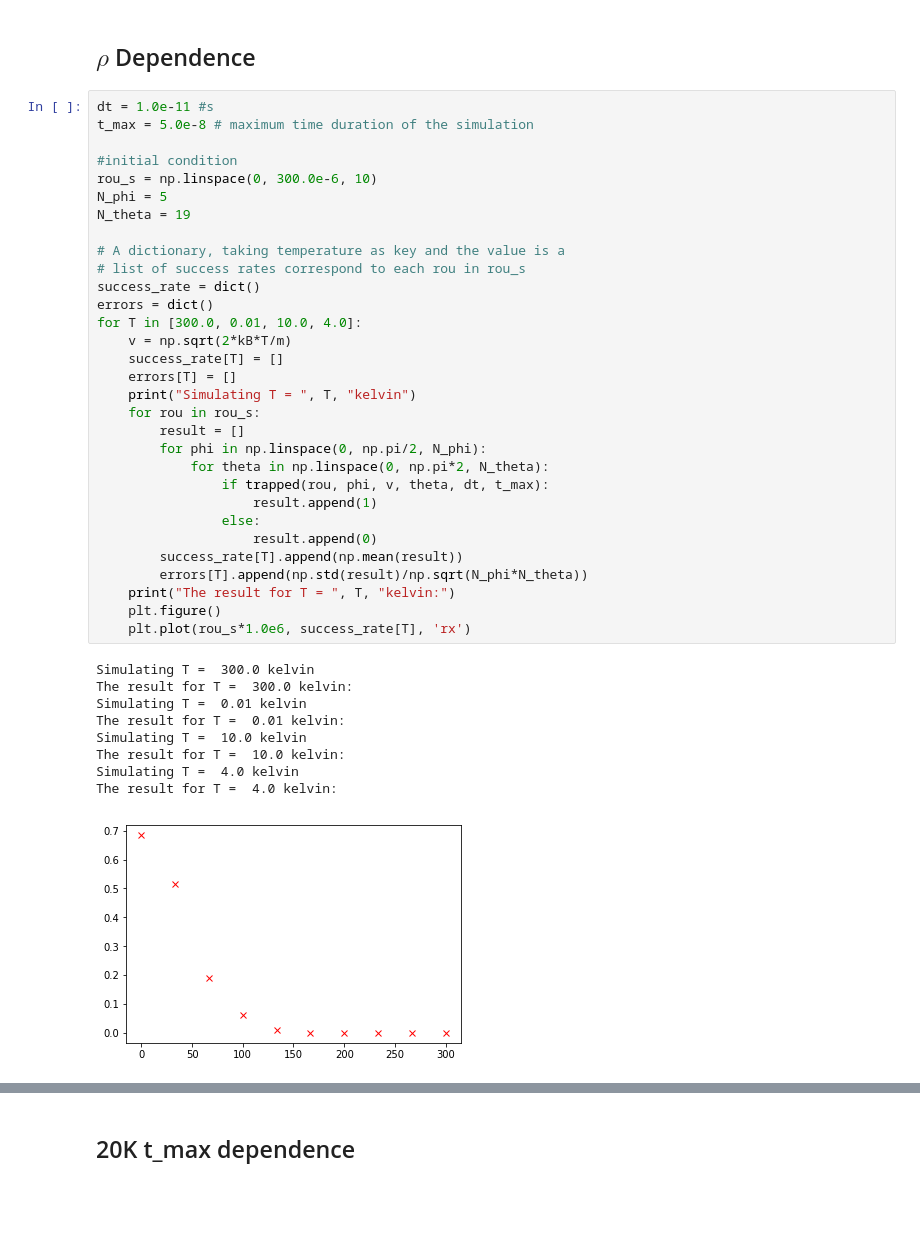
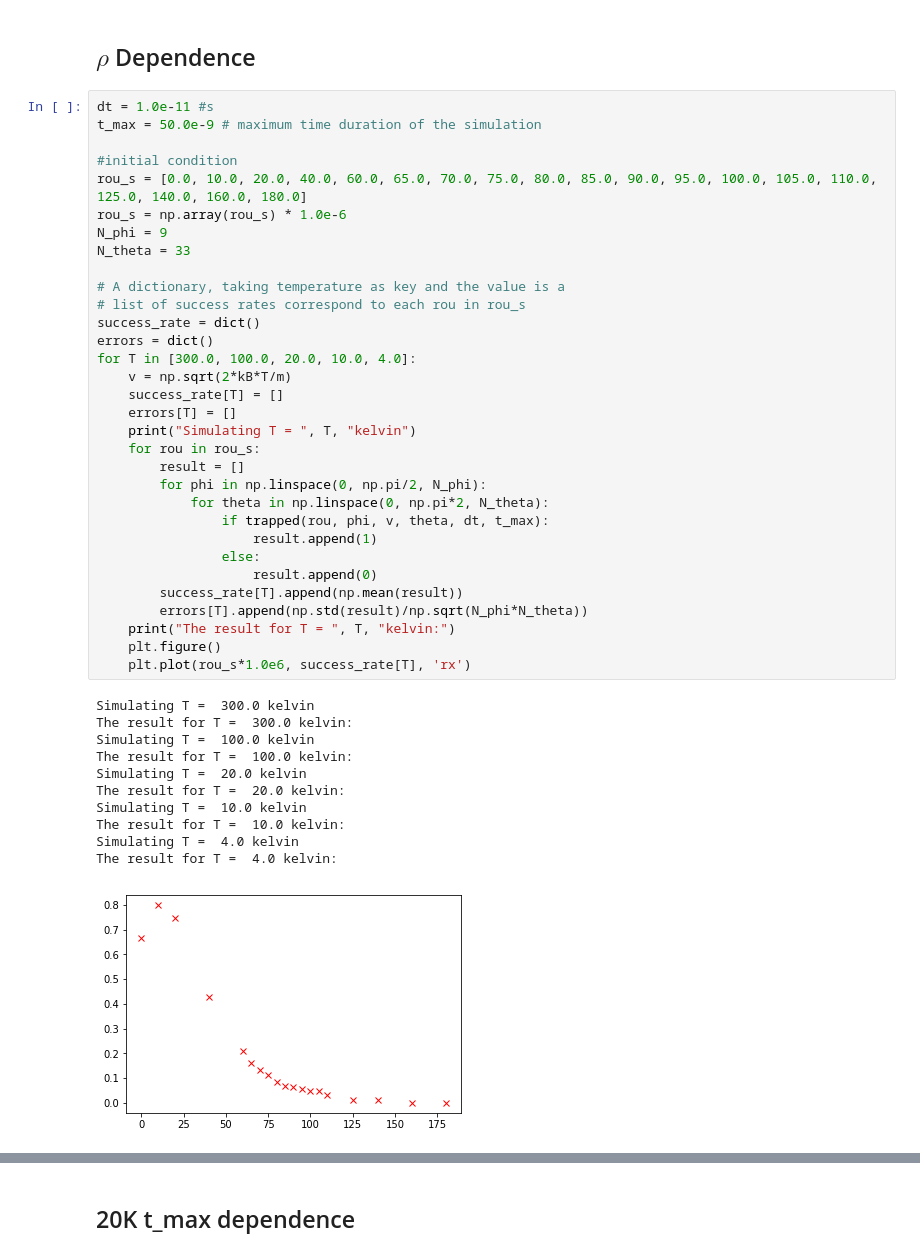
Before and after one commit to HaeffnerLab/Electron-Trap-Design-Testing, a Jupyter notebook: particle_trajectory_sim/250nm_quarter_sim1.ipynb, the cells around one changed output, grey strips where cells are left out. Cells and saved outputs as stored; diff of their text form; blank space fills up the shorter version.

```diff
--- a/particle_trajectory_sim/250nm_quarter_sim1.ipynb
+++ b/particle_trajectory_sim/250nm_quarter_sim1.ipynb
@@ -316,42 +316,45 @@ time: 2.4348978996276855
 ## $\rho$ Dependence
 # %%
 dt = 1.0e-11 #s
-t_max = 5.0e-8 # maximum time duration of the simulation
+t_max = 50.0e-9 # maximum time duration of the simulation
 
 #initial condition
-rou_s = np.linspace(0, 300.0e-6, 10)
-N_phi = 5
-N_theta = 19
+rou_s = [0.0, 10.0, 20.0, 40.0, 60.0, 65.0, 70.0, 75.0, 80.0, 85.0, 90.0, 95.0, 100.0, 105.0, 110.0, 125.0, 140.0, 160.0, 180.0]
+rou_s = np.array(rou_s) * 1.0e-6
+N_phi = 9
+N_theta = 33
 
 # A dictionary, taking temperature as key and the value is a
 # list of success rates correspond to each rou in rou_s
 success_rate = dict()
 errors = dict()
-for T in [300.0, 0.01, 10.0, 4.0]:
+for T in [300.0, 100.0, 20.0, 10.0, 4.0]:
     v = np.sqrt(2*kB*T/m)
     success_rate[T] = []
     errors[T] = []
     print("Simulating T = ", T, "kelvin")
     for rou in rou_s:
         result = []
         for phi in np.linspace(0, np.pi/2, N_phi):
             for theta in np.linspace(0, np.pi*2, N_theta):
                 if trapped(rou, phi, v, theta, dt, t_max):
                     result.append(1)
                 else:
                     result.append(0)
         success_rate[T].append(np.mean(result))
         errors[T].append(np.std(result)/np.sqrt(N_phi*N_theta))
     print("The result for T = ", T, "kelvin:")
     plt.figure()
     plt.plot(rou_s*1.0e6, success_rate[T], 'rx')
 # %% [output]
 Simulating T =  300.0 kelvin
 The result for T =  300.0 kelvin:
-Simulating T =  0.01 kelvin
-The result for T =  0.01 kelvin:
+Simulating T =  100.0 kelvin
+The result for T =  100.0 kelvin:
+Simulating T =  20.0 kelvin
+The result for T =  20.0 kelvin:
 Simulating T =  10.0 kelvin
 The result for T =  10.0 kelvin:
 Simulating T =  4.0 kelvin
 The result for T =  4.0 kelvin:
-[figure, old version]
+[figure, new version]
```
Also changed, not shown: parts of 4 cells of this notebook, 24 other files.
